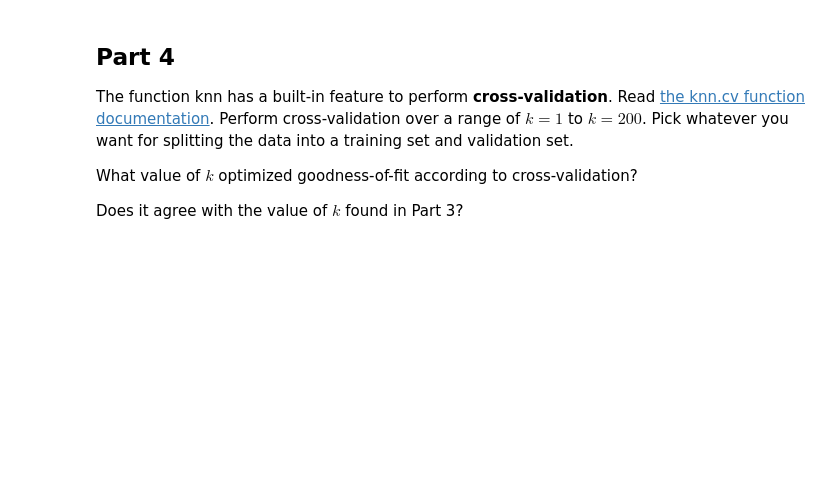
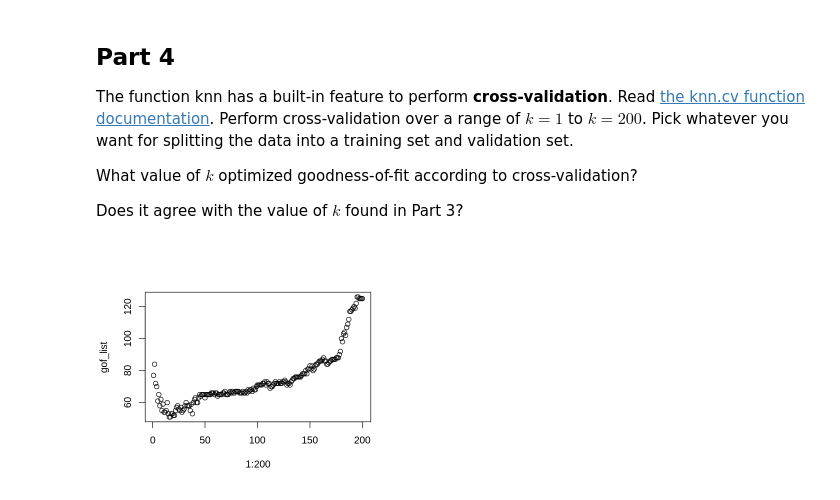
Before and after one commit to llai7/MATH227C, a Jupyter notebook: Math227C20Sp_P08_LuluLai.ipynb, the cells around one changed output. Saved outputs shown, nothing was run; the diff lists cells and outputs as text; code cells hidden in the pictures; blank space fills up the shorter version.

```diff
--- a/Math227C20Sp_P08_LuluLai.ipynb
+++ b/Math227C20Sp_P08_LuluLai.ipynb
@@ -232,3 +234,17 @@ The function knn has a built-in feature to perform __cross-validation__. Read [t
 What value of $k$ optimized goodness-of-fit according to cross-validation?
 
 Does it agree with the value of $k$ found in Part 3?
+# %%
+gof_list <- c()
+
+for (i in 1:200){
+    #testValues = cbind(runif(425,-2,2),runif(425,-2,2),runif(425,-2,2))
+
+    knn.predValues = knn.cv(df[,2:3], as.factor(df[,1]),  k=i)
+
+    gof <- sum(((as.numeric(knn.predValues)-1)-(as.numeric(df[,1])))^2)
+    gof_list[i] <- gof
+}
+plot(1:200, gof_list)
+# %% [output]
+[figure, added]
```
Also changed, not shown: parts of 9 cells of this notebook.
